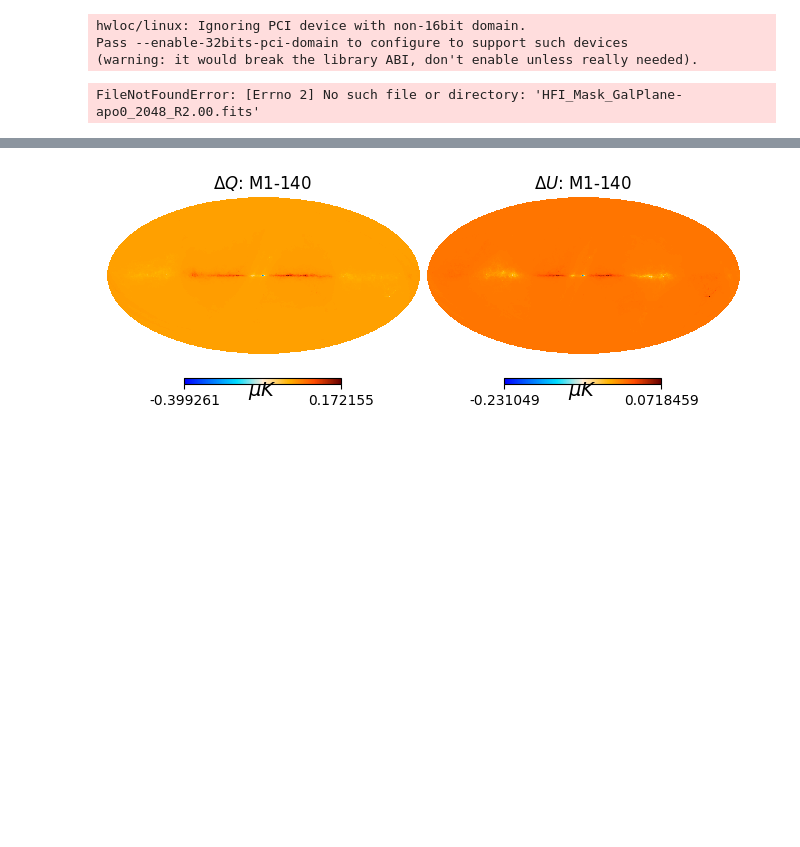
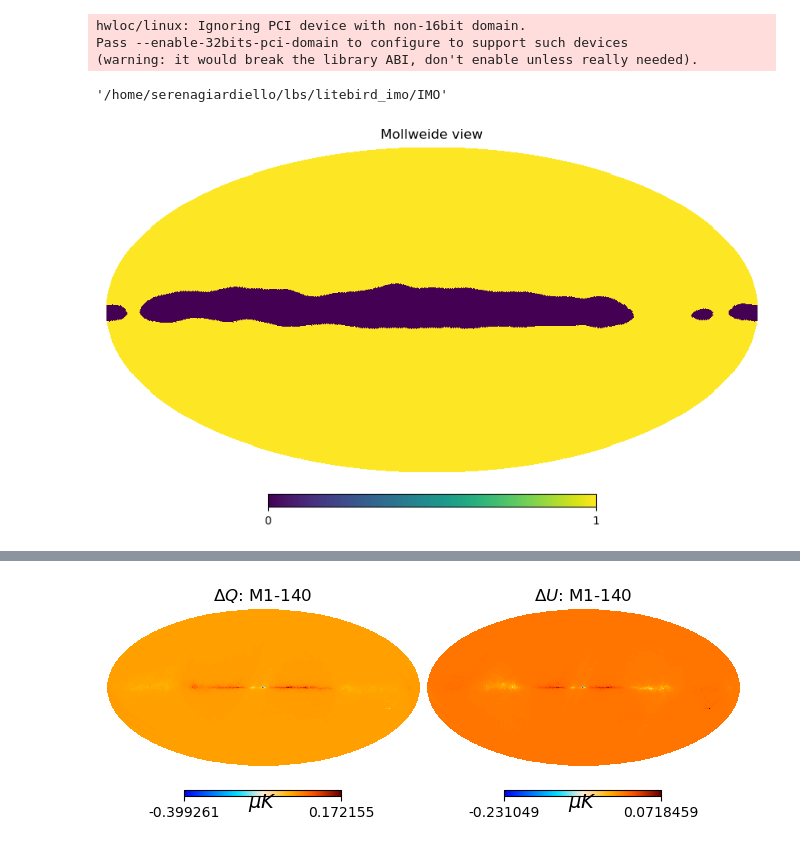
Before and after one commit to yusuke-takase/SBM, a Jupyter notebook: notebooks/bandpass_mismatch.ipynb, the cells around one changed output, grey strips where cells are left out. Cells and saved outputs as stored; diff of their text form; code cells hidden in the pictures; blank space fills up the shorter version.

```diff
--- a/notebooks/bandpass_mismatch.ipynb
+++ b/notebooks/bandpass_mismatch.ipynb
@@ -26,15 +26,20 @@ imo = lbs.Imo(flatfile_location=flatfile_location)
 hwloc/linux: Ignoring PCI device with non-16bit domain.
 Pass --enable-32bits-pci-domain to configure to support such devices
 (warning: it would break the library ABI, don't enable unless really needed).
+# %%
+from sbm.scan_fields import extract_location_from_toml
+extract_location_from_toml(CONFIG_FILE_PATH)
+# %% [output]
+'/home/serenagiardiello/lbs/litebird_imo/IMO'
 # %%
 mask = hp.read_map(
-    "/group/cmb/litebird/usr/masks/HFI_Mask_GalPlane-apo0_2048_R2.00.fits", field=[5]
+    "/home/serenagiardiello/lbs/HFI_Mask_GalPlane-apo0_2048_R2.00.fits", field=[5]
 )
 mask = hp.ud_grade(mask, 256)
 mask = hp.ud_grade(mask, 128)
 hp.mollview(mask)
 # %% [output]
-FileNotFoundError: [Errno 2] No such file or directory: 'HFI_Mask_GalPlane-apo0_2048_R2.00.fits'
+[figure, added]
 # %%
 fg_models = ["pysm_dust_0", "pysm_synch_0"]
 sim = lbs.Simulation(random_seed=None)
```
Also changed, not shown: parts of 8 cells of this notebook, 1 other file.
